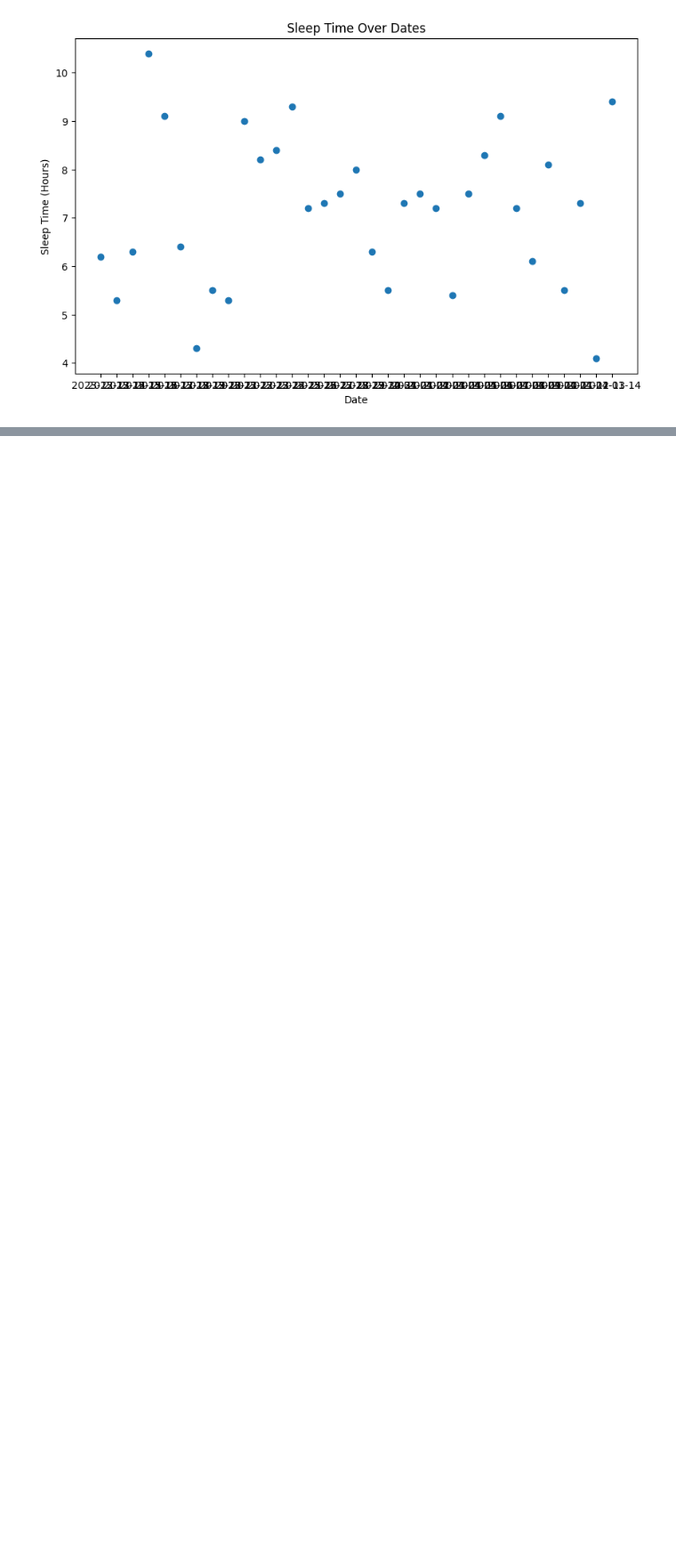
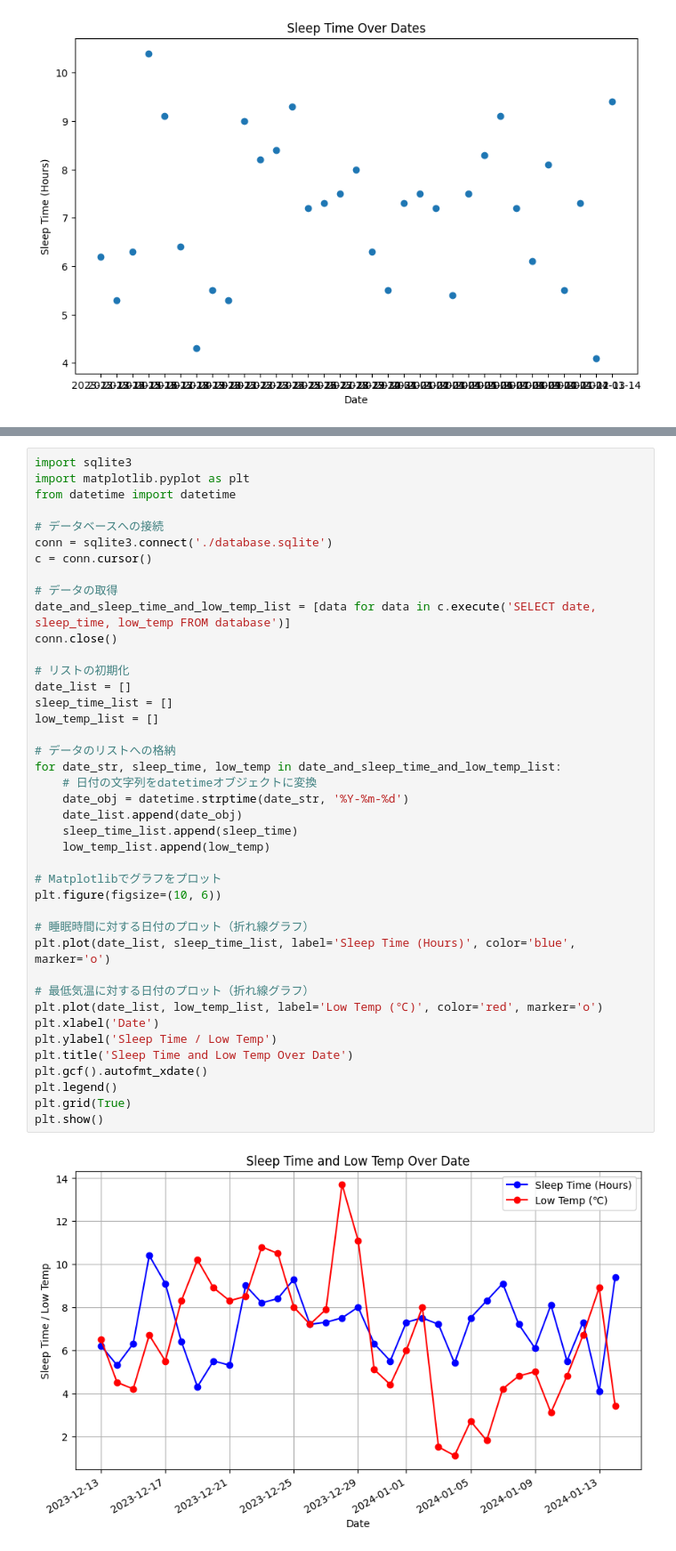
Before and after one commit to mitsuki0215/dspro_last_assignment, a Jupyter notebook: verification.ipynb, the cells around one changed output, grey strips where cells are left out. Shown at 89% size. Cells and saved outputs as stored; diff of their text form; blank space fills up the shorter version.

```diff
--- a/verification.ipynb
+++ b/verification.ipynb
@@ -74,3 +73,46 @@ plt.grid(True)
 plt.show()
 # %% [output]
 [figure]
+# %%
+import sqlite3
+import matplotlib.pyplot as plt
+from datetime import datetime
+
+# データベースへの接続
+conn = sqlite3.connect('./database.sqlite')
+c = conn.cursor()
+
+# データの取得
+date_and_sleep_time_and_low_temp_list = [data for data in c.execute('SELECT date, sleep_time, low_temp FROM database')]
+conn.close()
+
+# リストの初期化
+date_list = []
+sleep_time_list = []
+low_temp_list = []
+
+# データのリストへの格納
+for date_str, sleep_time, low_temp in date_and_sleep_time_and_low_temp_list:
+    # 日付の文字列をdatetimeオブジェクトに変換
+    date_obj = datetime.strptime(date_str, '%Y-%m-%d')
+    date_list.append(date_obj)
+    sleep_time_list.append(sleep_time)
+    low_temp_list.append(low_temp)
+
+# Matplotlibでグラフをプロット
+plt.figure(figsize=(10, 6))
+
+# 睡眠時間に対する日付のプロット（折れ線グラフ）
+plt.plot(date_list, sleep_time_list, label='Sleep Time (Hours)', color='blue', marker='o')
+
+# 最低気温に対する日付のプロット（折れ線グラフ）
+plt.plot(date_list, low_temp_list, label='Low Temp (℃)', color='red', marker='o')
+plt.xlabel('Date')
+plt.ylabel('Sleep Time / Low Temp')
+plt.title('Sleep Time and Low Temp Over Date')
+plt.gcf().autofmt_xdate()
+plt.legend()
+plt.grid(True)
+plt.show()
+# %% [output]
+[figure, added]
```
Also changed, not shown: parts of 1 cell of this notebook.
